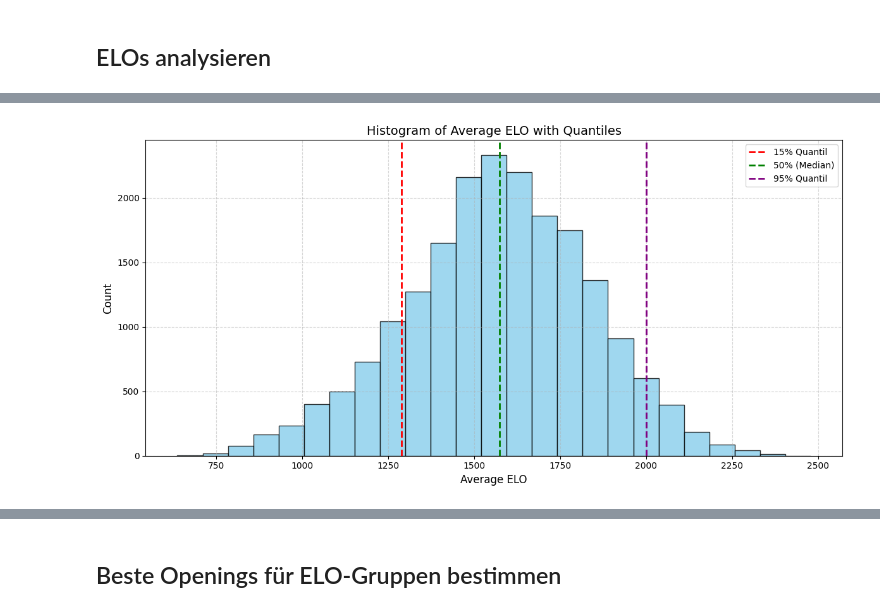
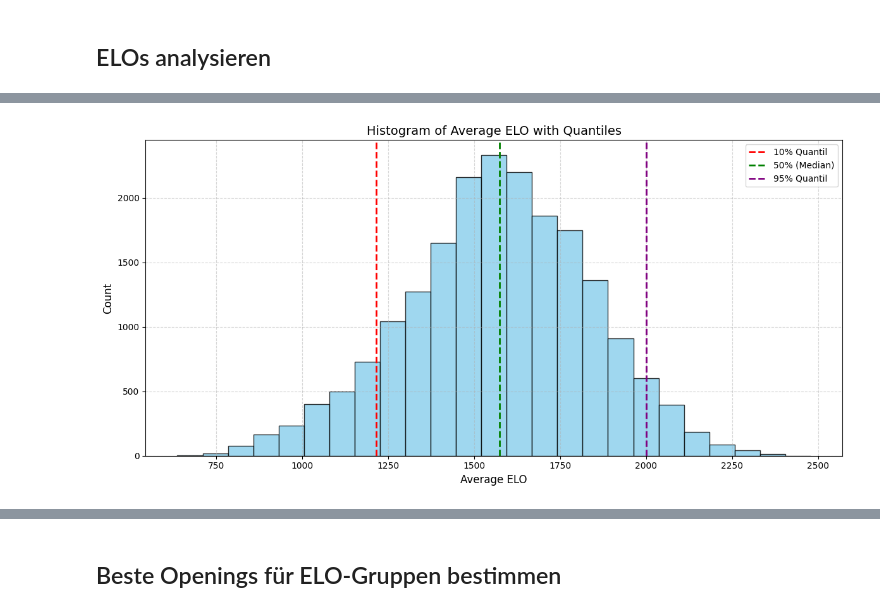
Before and after one commit to croco22/chess, a Jupyter notebook: explore.ipynb, the cells around one changed output, grey strips where cells are left out. Drawn from its saved outputs; the diff is of its cells as text; code cells hidden in the pictures.

```diff
--- a/explore.ipynb
+++ b/explore.ipynb
@@ -41,21 +20,21 @@ df.head()
 # %%
-q1 = df['avg_elo'].quantile(0.15)
+q1 = df['avg_elo'].quantile(0.10)
 q2 = df['avg_elo'].quantile(0.5)
 q3 = df['avg_elo'].quantile(0.95)
 
 plt.figure(figsize=(12, 6))
 plt.hist(df['avg_elo'], bins=25, color='skyblue', edgecolor='black', alpha=0.8)
 
-plt.axvline(q1, color='red', linestyle='--', linewidth=2, label='15% Quantil')
+plt.axvline(q1, color='red', linestyle='--', linewidth=2, label='10% Quantil')
 plt.axvline(q2, color='green', linestyle='--', linewidth=2, label='50% (Median)')
 plt.axvline(q3, color='purple', linestyle='--', linewidth=2, label='95% Quantil')
 
 plt.xlabel('Average ELO', fontsize=12)
 plt.ylabel('Count', fontsize=12)
 plt.title('Histogram of Average ELO with Quantiles', fontsize=14)
 plt.legend()
 plt.grid(True, linestyle='--', alpha=0.5)
 plt.tight_layout()
 plt.show()
 # %% [output]
-[figure, old version]
+[figure, new version]
```
Also changed, not shown: parts of 8 cells of this notebook, 6 other files.
